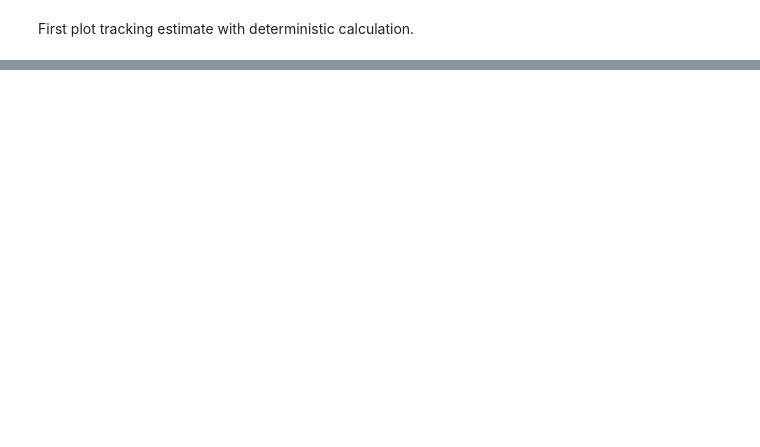
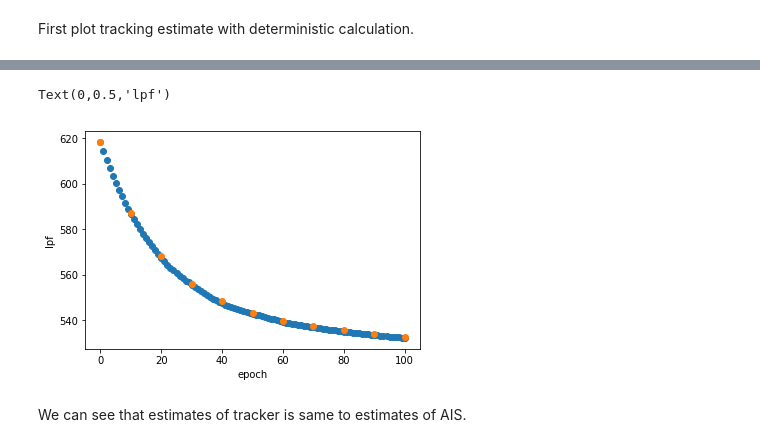
Before and after one commit to Ktakuya332C/tracker, a Jupyter notebook: tutorial.ipynb, the cells around one changed output, grey strips where cells are left out. Cells and saved outputs as stored; diff of their text form; code cells hidden in the pictures; blank space fills up the shorter version.

```diff
--- a/tutorial.ipynb
+++ b/tutorial.ipynb
@@ -124,0 +136,4 @@ Following tutorial are under construction
+# %%
+if not os.path.exists("data/mnist.pkl.gz"):
+    os.system("wget -P ./data/ http://deeplearning.net/data/mnist/mnist.pkl.gz ")
+imgs, n_vis = load_mnist("data/mnist.pkl.gz")
@@ -124,0 +153,6 @@ Following tutorial are under construction
+# %%
+n_hid = 100
+b = np.zeros(n_vis)
+c = np.zeros(n_hid)
+scale = np.sqrt(1.0 / (n_vis + n_hid))
+w = np.random.normal(scale=scale, size=(n_vis, n_hid))
@@ -124,0 +161,6 @@ Following tutorial are under construction
+# %%
+n_beta = 10
+n_batch = 10
+tkr = tracker.PyTracker(n_beta, n_batch, n_vis, n_hid)
+tkr.set_params(b, c, w)
+tkr.init_mu_p()
@@ -124,0 +230,12 @@ Following tutorial are under construction
+# %%
+plt.errorbar(trk_epoch_list, m_trk_list,
+             yerr=std_trk_list, fmt="o")
+plt.errorbar(ais_epoch_list, m_ais_list,
+             yerr=std_ais_list, fmt="o")
+plt.xlabel("epoch")
+plt.ylabel("lpf")
+# %% [output]
+Text(0,0.5,'lpf')
+[figure, added]
+# %% [markdown]
+We can see that estimates of tracker is same to estimates of AIS.
```
Also changed, not shown: parts of 21 cells of this notebook, 2 other files.
